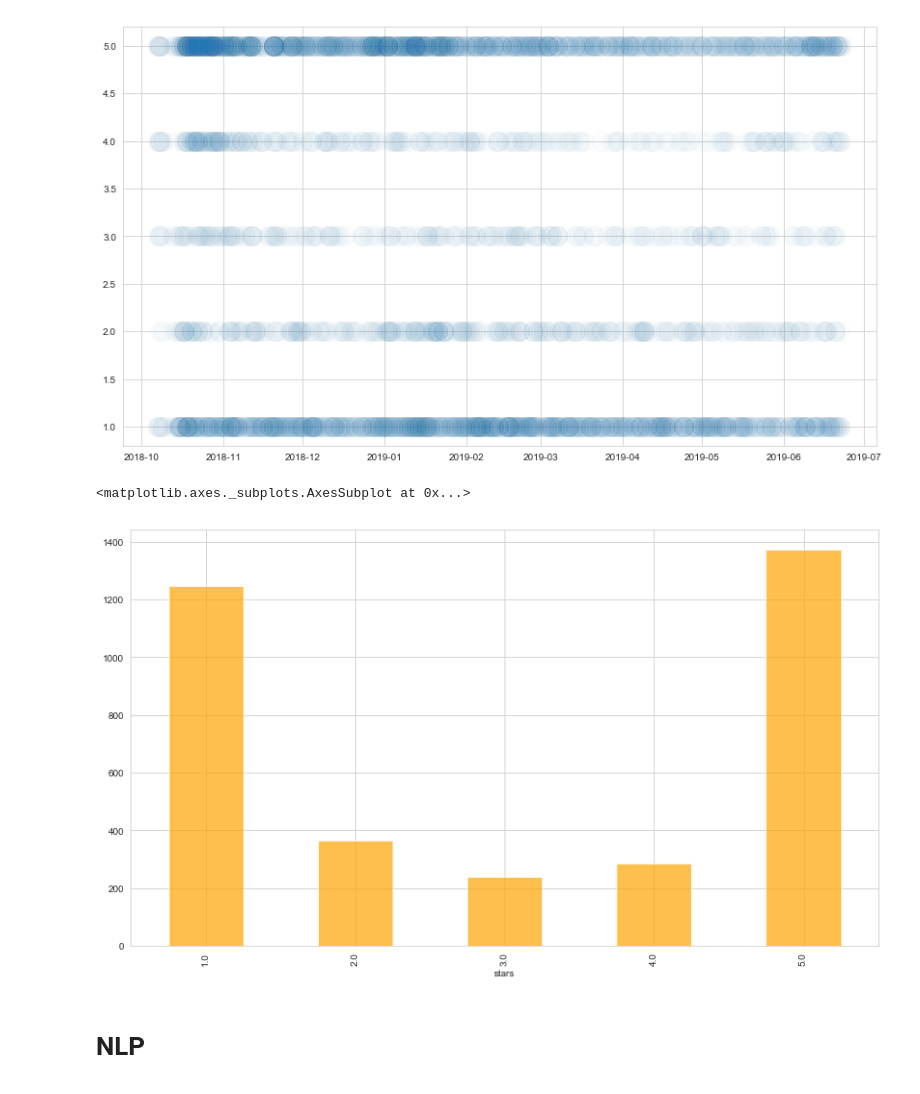
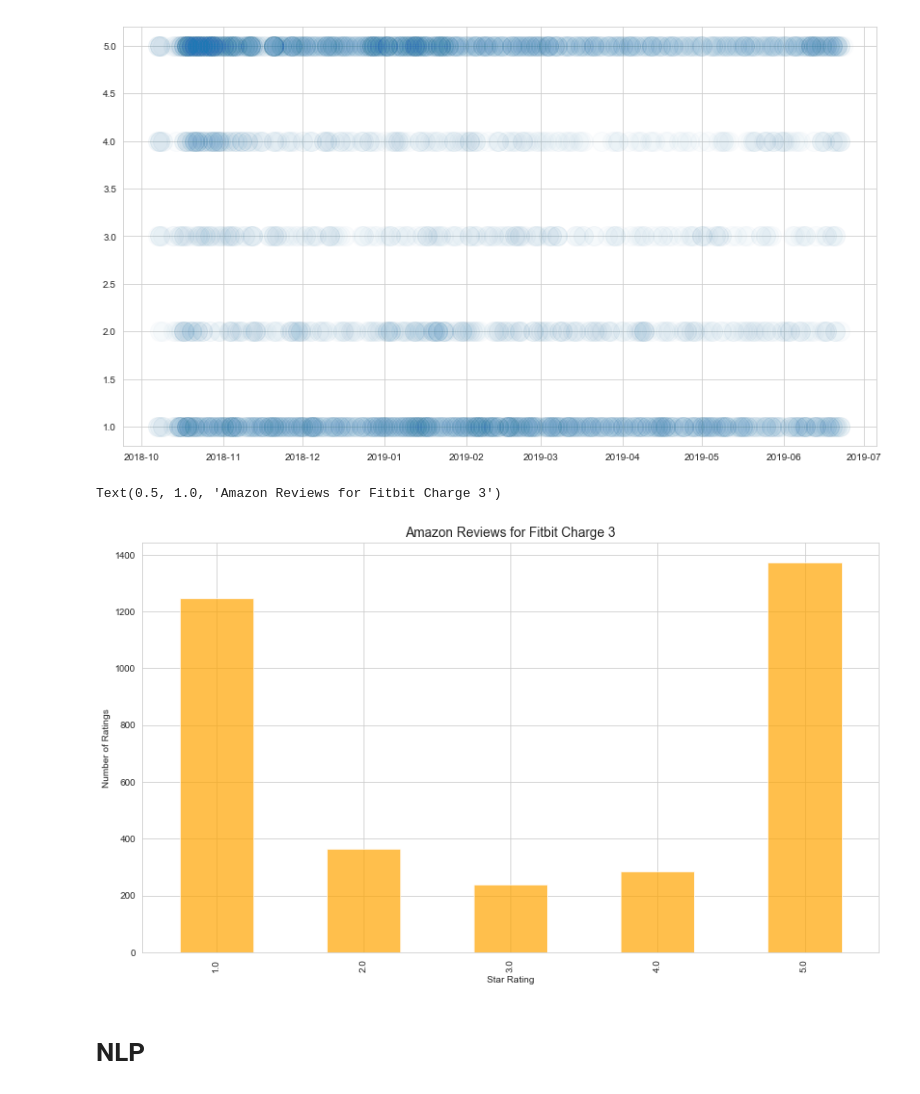
Before and after one commit to deeplearnersatgmrit/Amazon-Reviews, a Jupyter notebook: Charge_3_ABSA.ipynb, the cells around one changed output. Drawn from its saved outputs; the diff is of its cells as text; code cells hidden in the pictures.

```diff
--- a/Charge_3_ABSA.ipynb
+++ b/Charge_3_ABSA.ipynb
@@ -67,9 +69,12 @@ plt.plot(df.date, df.stars, alpha=0.02, marker='.', linestyle='none', markersize
 # %%
 fig, ax = plt.subplots(figsize = (14,8))
 df.groupby('stars').size().plot(kind='bar', color='orange', alpha=0.7)
+plt.xlabel('Star Rating')
+plt.ylabel('Number of Ratings')
+plt.title('Amazon Reviews for Fitbit Charge 3', fontsize=14)
 # %% [output]
-<matplotlib.axes._subplots.AxesSubplot at 0x...>
+Text(0.5, 1.0, 'Amazon Reviews for Fitbit Charge 3')
-[figure, old version]
+[figure, new version]
 # %% [markdown]
 # NLP
 # %%
```
Also changed, not shown: parts of 67 cells of this notebook.
